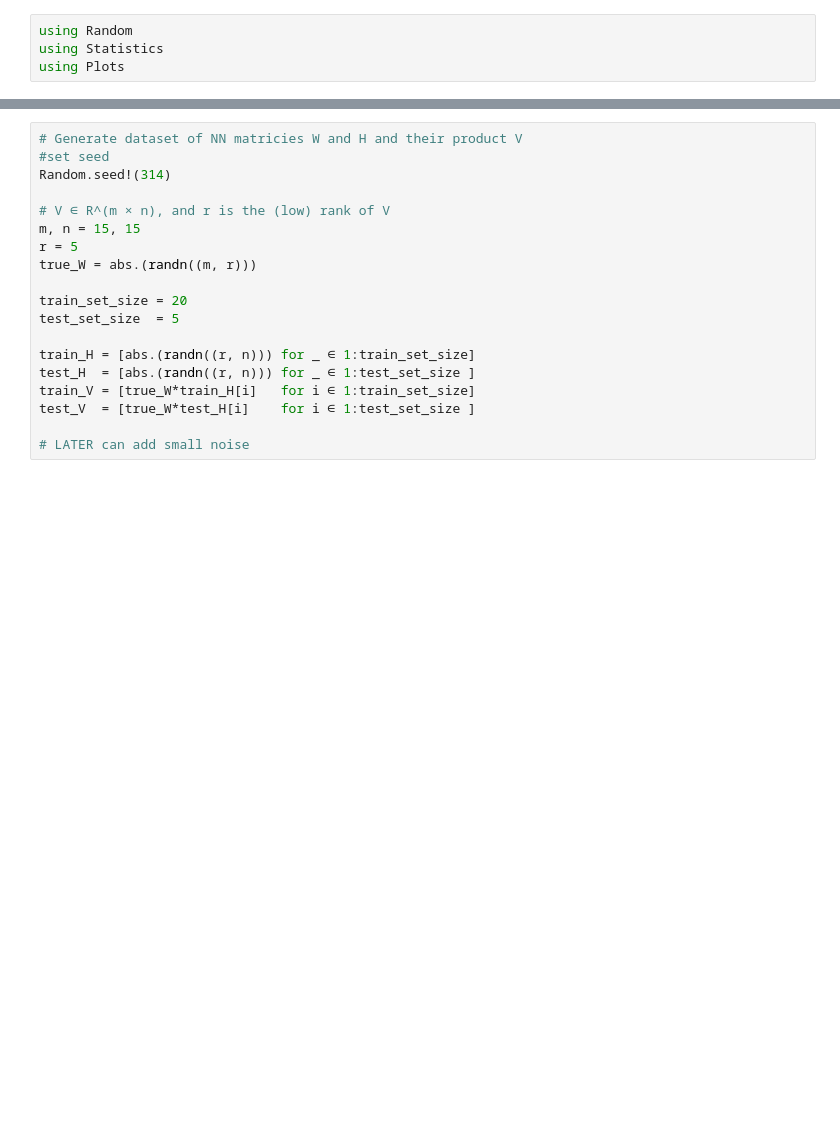
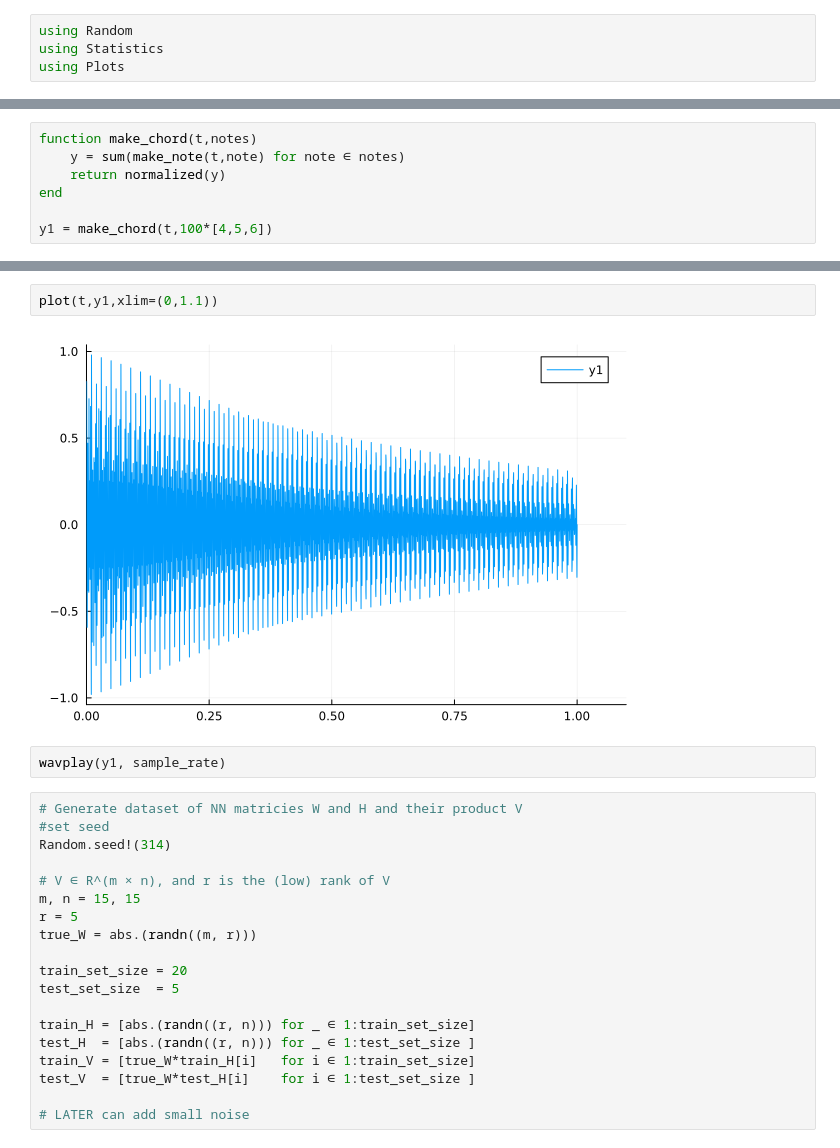
Before and after one commit to njericha/Deep-Unrolling-NTF, a Jupyter notebook: playground music.ipynb, the cells around one changed output, grey strips where cells are left out. Cells and saved outputs as stored; diff of their text form; blank space fills up the shorter version.

Commit message:
make note and chord functions

```diff
--- a/playground music.ipynb
+++ b/playground music.ipynb
@@ -43,0 +50,7 @@ plot(t,y,xlim=(0,0.1))
+# %%
+function make_chord(t,notes)
+    y = sum(make_note(t,note) for note ∈ notes)
+    return normalized(y)
+end
+
+y1 = make_chord(t,100*[4,5,6])
@@ -44,3 +75,9 @@ plot(t,y,xlim=(0,0.1))
+# %%
+plot(t,y1,xlim=(0,1.1))
+# %% [output]
+[figure, added]
+# %%
+wavplay(y1, sample_rate)
 # %%
 # Generate dataset of NN matricies W and H and their product V
 #set seed
```
Also changed, not shown: parts of 5 cells of this notebook, 2 other files.
